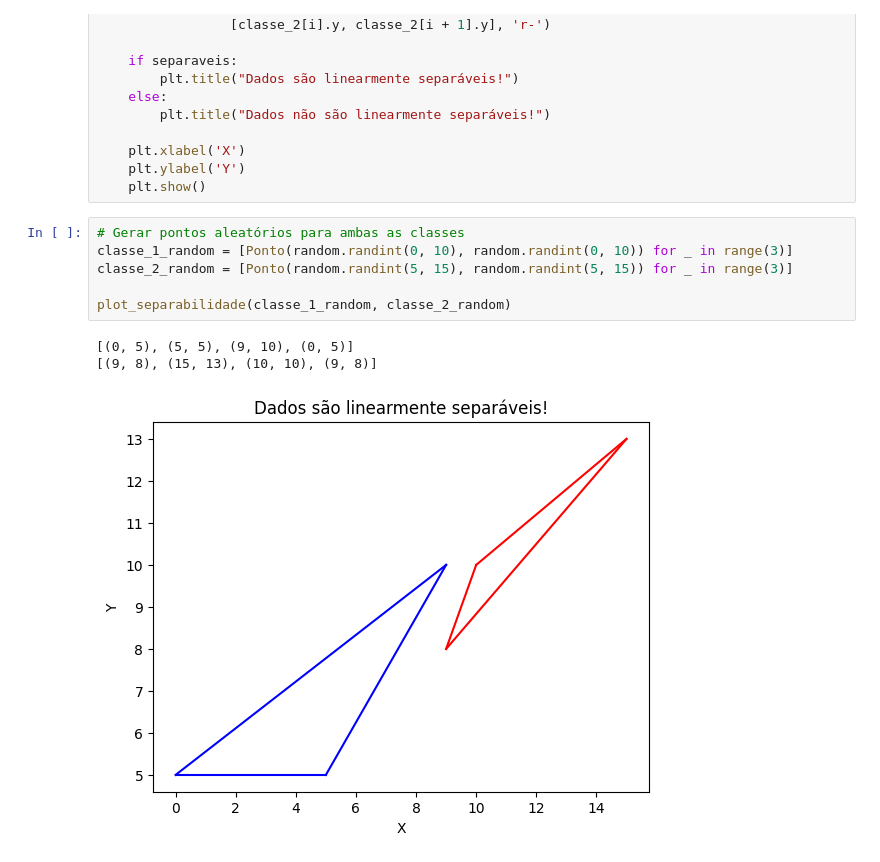
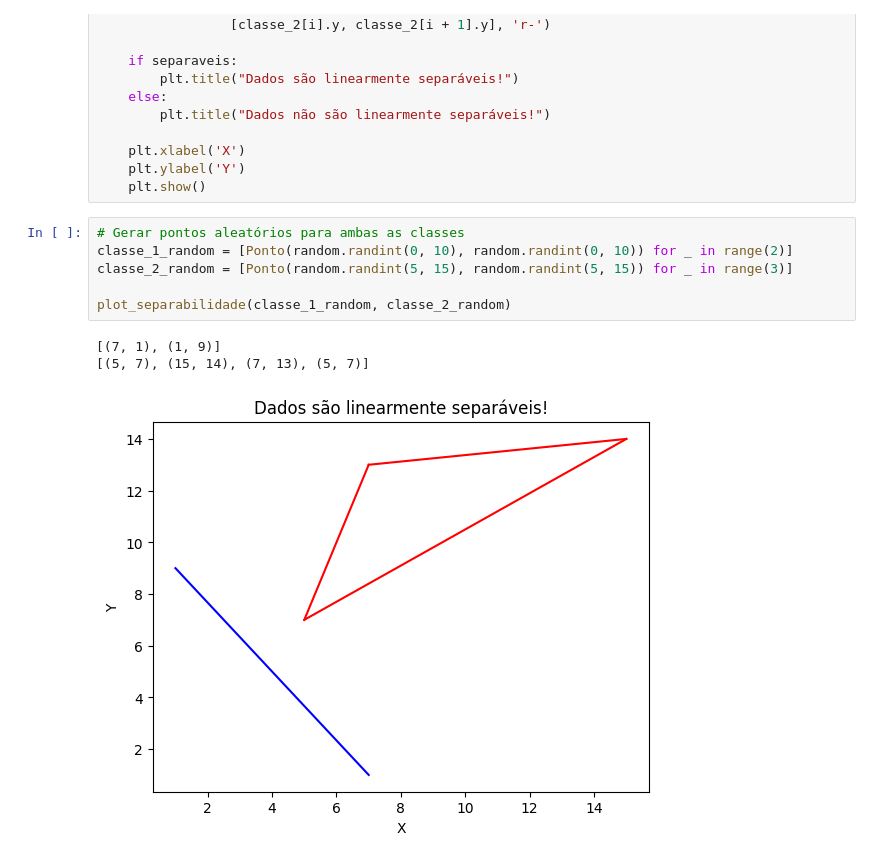
Before and after one commit to marcelomrad/Classificador_Linear, a Jupyter notebook: main.ipynb, the cells around one changed output. Saved outputs shown, nothing was run; the diff lists cells and outputs as text.

```diff
--- a/main.ipynb
+++ b/main.ipynb
@@ -256,14 +256,14 @@ def plot_separabilidade(classe_1, classe_2):
     plt.show()
 # %%
 # Gerar pontos aleatórios para ambas as classes
-classe_1_random = [Ponto(random.randint(0, 10), random.randint(0, 10)) for _ in range(3)]
+classe_1_random = [Ponto(random.randint(0, 10), random.randint(0, 10)) for _ in range(2)]
 classe_2_random = [Ponto(random.randint(5, 15), random.randint(5, 15)) for _ in range(3)]
 
 plot_separabilidade(classe_1_random, classe_2_random)
 # %% [output]
-[(0, 5), (5, 5), (9, 10), (0, 5)]
-[(9, 8), (15, 13), (10, 10), (9, 8)]
+[(7, 1), (1, 9)]
+[(5, 7), (15, 14), (7, 13), (5, 7)]
-[figure, old version]
+[figure, new version]
 # %%
 def encontrar_pontos_mais_proximos(env1, env2):
     menor_distancia = float('inf')
```
Also changed, not shown: parts of 24 cells of this notebook.
